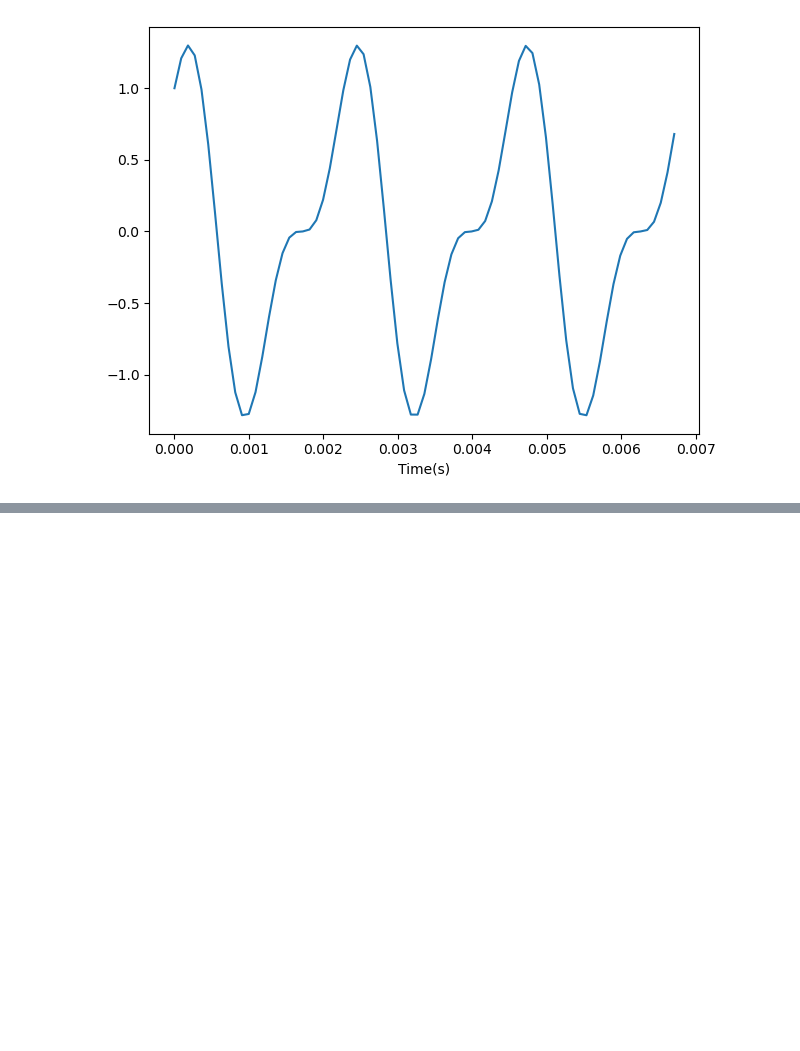
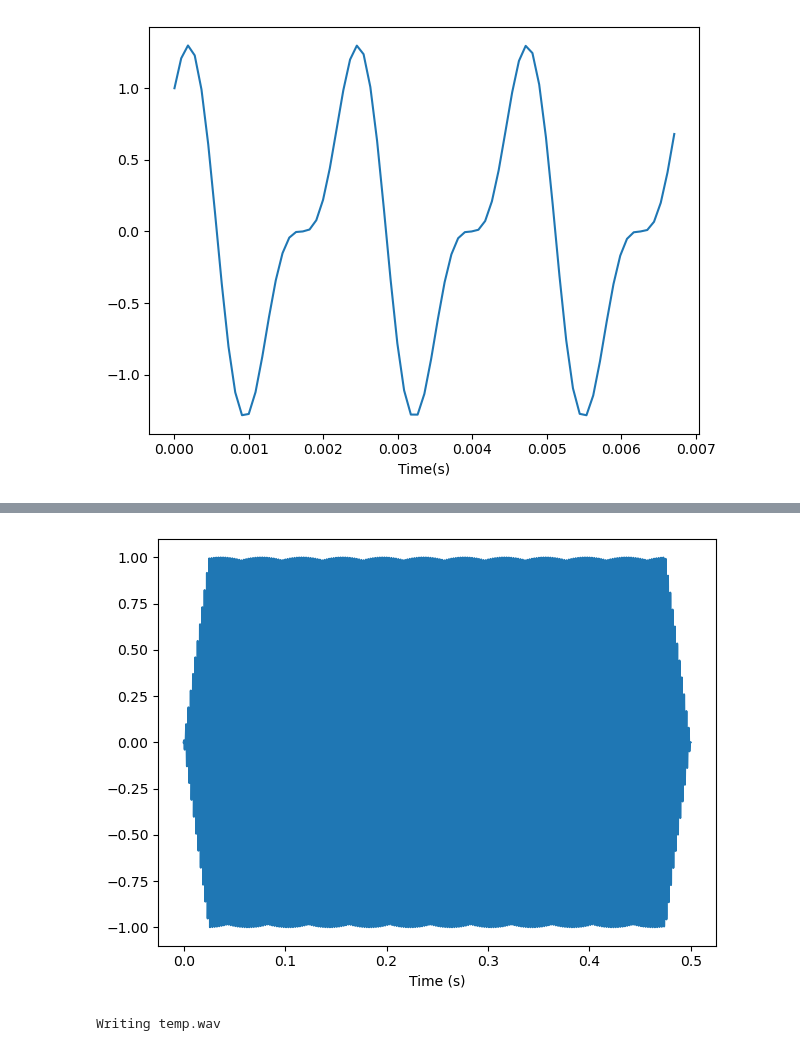
Before and after one commit to Hanson0901/signal, a Jupyter notebook: ch1_1.ipynb, the cells around one changed output, grey strips where cells are left out. Drawn from its saved outputs; the diff is of its cells as text; code cells hidden in the pictures; blank space fills up the shorter version.

```diff
--- a/ch1_1.ipynb
+++ b/ch1_1.ipynb
@@ -25,0 +58,11 @@ decorate(xlabel="Time(s)")
+# %%
+wave.normalize()
+wave.apodize()
+wave.plot()
+decorate(xlabel='Time (s)')
+# %% [output]
+[figure, added]
+# %%
+wave.write('temp.wav')
+# %% [output]
+Writing temp.wav
```
Also changed, not shown: parts of 25 cells of this notebook, 5 other files.
